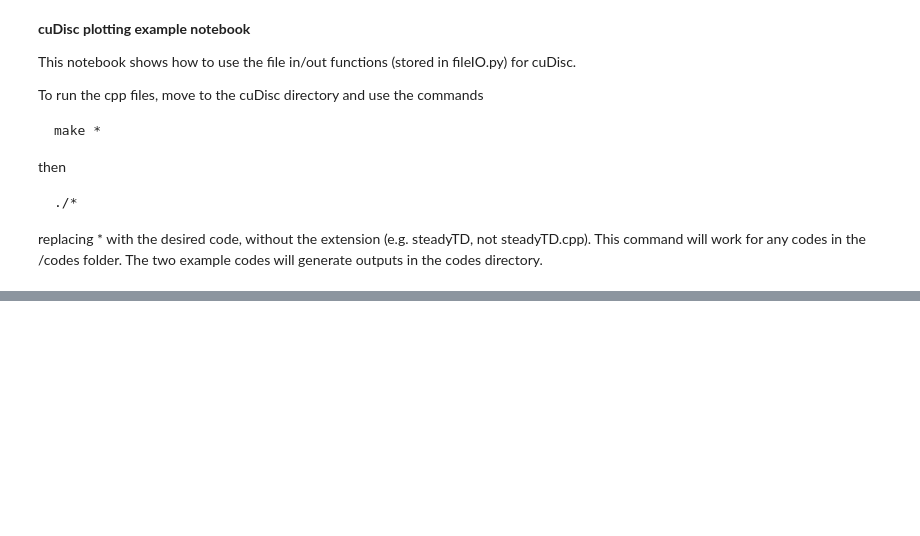
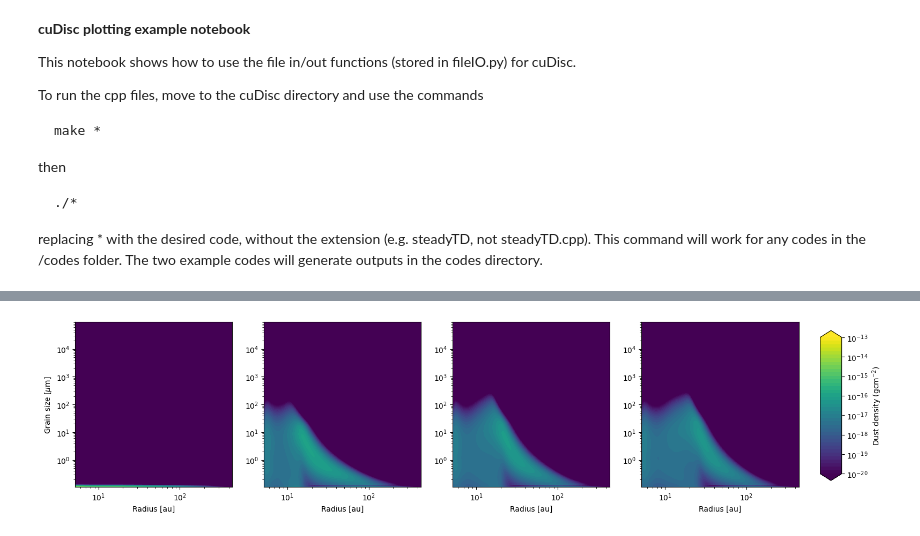
Before and after one commit to cuDisc/cuDisc, a Jupyter notebook: codes/python/disc_plotter.ipynb, the cells around one changed output, grey strips where cells are left out. Saved outputs shown, nothing was run; the diff lists cells and outputs as text; code cells hidden in the pictures; blank space fills up the shorter version.

```diff
--- a/codes/python/disc_plotter.ipynb
+++ b/codes/python/disc_plotter.ipynb
@@ -131,3 +133,33 @@ plt.show()
+# %%
+# Plot grain size distribution
+
+R_a_grid, a_R_grid = np.meshgrid(g.R_c[2:-2], sizes.a_c, indexing='ij')
+
+t_snaps = [0,-3,-2,-1]
+height = 30
+
+fig, ax = plt.subplots(1, len(t_snaps), figsize = (5*len(t_snaps),4), sharex=True)
+
+for i, ti in enumerate(t_snaps):
+    con = ax[i].contourf(R_a_grid/au, a_R_grid*1e4, np.log10(dust.rho[ti,2:-2,height]+1e-100),np.linspace(-20,-13,40), extend='both')
+    ax[i].set_xlabel("Radius [au]")
+    ax[i].set_ylim(sizes.a_c[0]*1e4,sizes.a_c[-1]*1e4)
+    ax[i].set_yscale('log')
+
+ax[0].set_ylabel("Grain size [$\mu$m]")
+plt.xscale('log')
+
+plt.xlim(g.R_c[2]/au,g.R_c[-3]/au)
+fig.subplots_adjust(right=0.8)
+cbar_ax = fig.add_axes([0.82, 0.14, 0.02, 0.7])
+cbar = fig.colorbar(con, cax=cbar_ax)
+cbar.set_ticks(np.arange(-20,-12,1))
+cbar.set_ticklabels(["$10^{%d}$"%(x) for x in np.arange(-20,-12,1)])
+cbar.set_label(r"Dust density (gcm$^{-2}$)")
+
+plt.show()
+# %% [output]
+[figure, added]
 # %%
 # Plot temperature
 
```
Also changed, not shown: parts of 6 cells of this notebook, 1 other file.
